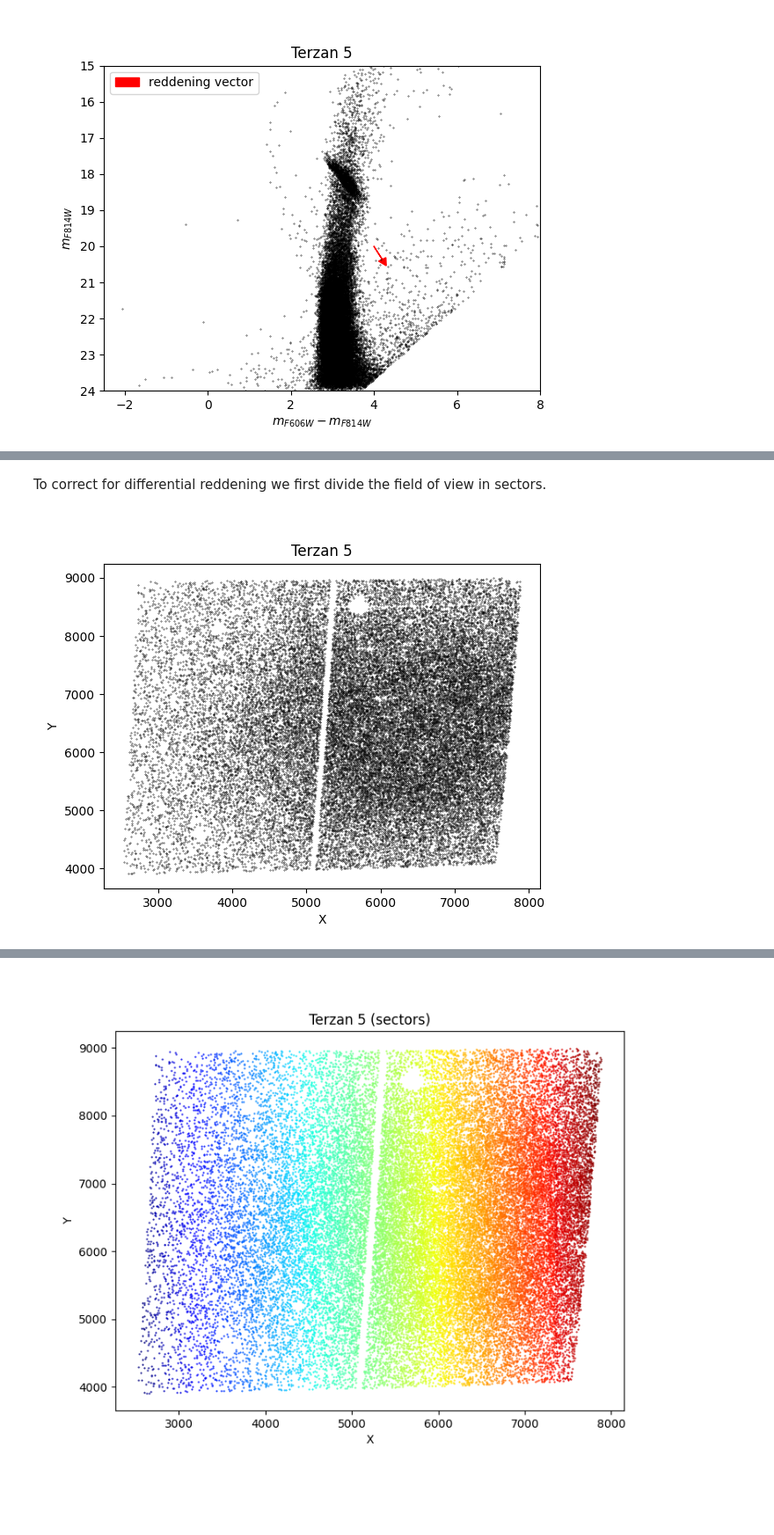
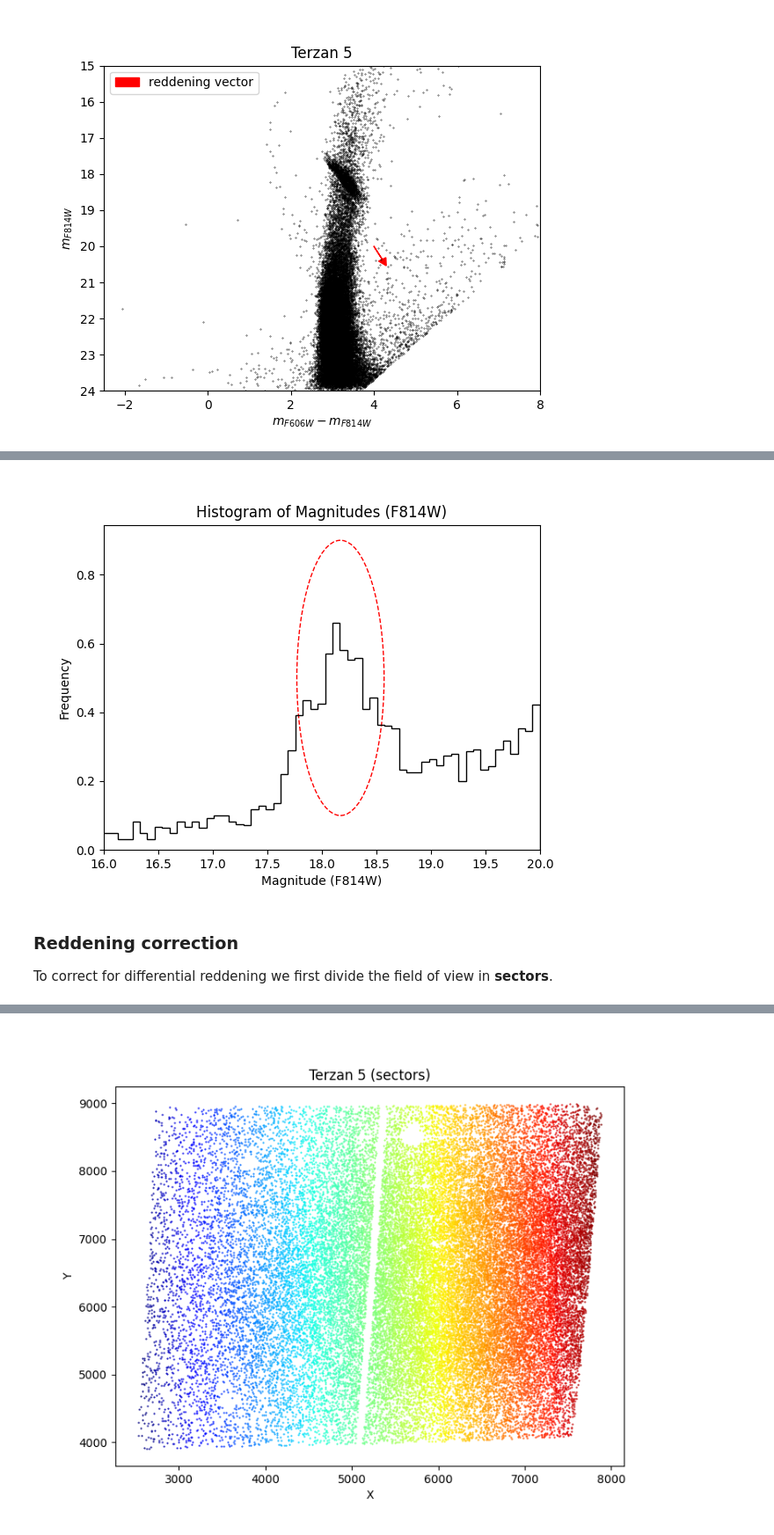
Before and after one commit to giadaaggio/stellar_rp, a Jupyter notebook: Ter5.ipynb, the cells around one changed output, grey strips where cells are left out. Shown at 88% size. Cells and saved outputs as stored; diff of their text form; code cells hidden in the pictures; blank space fills up the shorter version.

```diff
--- a/Ter5.ipynb
+++ b/Ter5.ipynb
@@ -104,14 +109,33 @@ plt.show()
+# %%
+# Extract the F606W magnitudes
+mag = np.where(data['F814W'] > 16, data['F814W'], np.nan)
+magnitudes = np.where(data['F814W'] < 20, data['F814W'], np.nan)
+
+# Create the histogram
+fig, ax = plt.subplots()
+counts, bins, patches = ax.hist(magnitudes, bins=100, color='black', density=True, histtype='step')
+
+# Define the circle parameters
+circle_radius = 0.4
+circle_x = 18.17  # x-coordinate of the circle's center
+circle_y = 0.5  # y-coordinate of the circle's center (height of the histogram bar)
+
+# Create and add the circle
+circle = plt.Circle((circle_x, circle_y), circle_radius, color='red', fill=False, linewidth=1, linestyle='dashed')
+ax.add_patch(circle)
+
+# Display the plot
+plt.xlim(20, 16)
+plt.gca().invert_xaxis()
+plt.xlabel('Magnitude (F814W)')
+plt.ylabel('Frequency')
+plt.title('Histogram of Magnitudes (F814W)')
+plt.show()
+# %% [output]
+[figure, added]
 # %% [markdown]
-To correct for differential reddening we first divide the field of view in sectors.
+### Reddening correction
+To correct for differential reddening we first divide the field of view in **sectors**.
-# %%
-plt.figure()
-plt.plot(data['X'], data['Y'], 'o', markersize=0.3, color='black')
-plt.xlabel('X')
-plt.ylabel('Y')
-plt.title('Terzan 5')
-plt.show()
-# %% [output]
-[figure, removed]
 # %%
 n_sectors_x = 60  # Number of sectors along x
 n_sectors_y = 60  # Number of sectors along y
```
Also changed, not shown: parts of 21 cells of this notebook, 1 other file.
